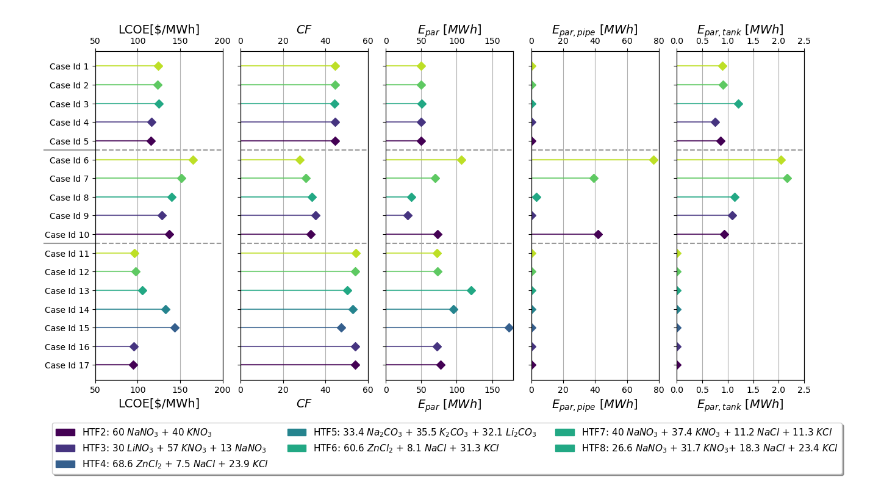
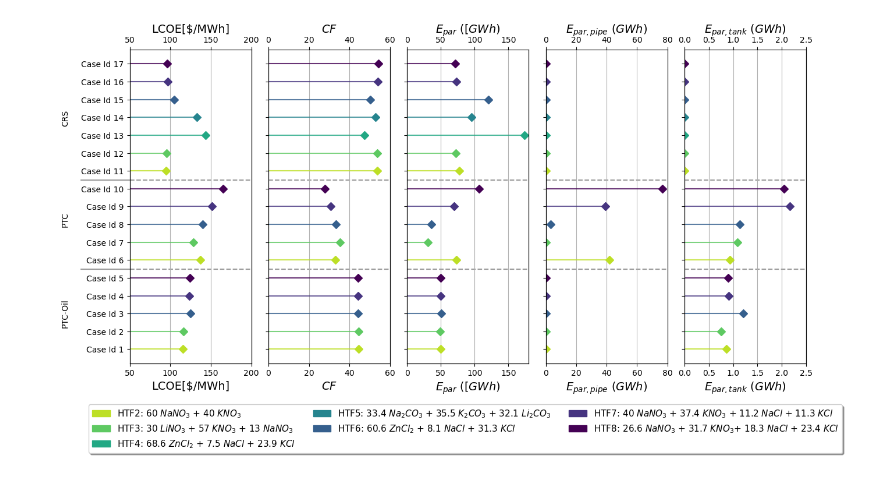
Before and after one commit to J-Cardemil/Dataviz, a Jupyter notebook: Lolipop/Paper_results_Salts_Base.ipynb, the cells around one changed output. Drawn from its saved outputs; the diff is of its cells as text; code cells hidden in the pictures.

Commit message:
Salts

```diff
--- a/Lolipop/Paper_results_Salts_Base.ipynb
+++ b/Lolipop/Paper_results_Salts_Base.ipynb
@@ -27,8 +26,7 @@ my_range = list(range(1,len(df.index)+1))
 fs_t = 10
 fs_x = 14
 
-axes, xlim1, xlim2, var1, var2, m  = ([0,1,2,3,4],[50.0,0.0,0.0,0.0,0.0],
+axes, xlim1, xlim2, var1, var2 = ([0,1,2,3,4],[50.0,0.0,0.0,0.0,0.0],
                                          [200,60,180,80,2.5],
                                    ['LCOE','CF','Par','F_pipe','F_tank'],
-                                   ['LCOE[$/MWh]','$CF$',r'$E_{par}$ $[MWh]$',r'$E_{par,pipe}$ $[MWh]$',r'$E_{par,tank}$ $[MWh]$'],
-                                   [1,1,1,1,1]) #No sé qué es esto
+                                   ['LCOE[$/MWh]','$CF$',r'$E_{par}$ $(GWh)$',r'$E_{par,pipe}$ $(GWh)$',r'$E_{par,tank}$ $(GWh)$'])
@@ -50,60 +52,79 @@ for i in axes:
     plt.axes(ax[i])
     ax[i].set_xlim(xlim1[i],xlim2[i])
     j=0
-    for n in my_range:
-        if df1.index.get_level_values('Salt')[j] == 'HTF2':
+    for n in reversed(my_range):
+        if df['Salt'][j] == 'HTF2':
+            c = c_v[6]
+        elif df['Salt'][j] == 'HTF3':
+            c = c_v[5]
+        elif df['Salt'][j] == 'HTF4':
+            c = c_v[4]
+        elif df['Salt'][j] == 'HTF5':
+            c = c_v[3]
+        elif df['Salt'][j] == 'HTF6':
+            c = c_v[2]
+        elif df['Salt'][j] == 'HTF7':
+            c = c_v[1]
+        elif df['Salt'][j] == 'HTF8':
             c = c_v[0]
-        elif df1.index.get_level_values('Salt')[j] == 'HTF3':
-            c = c_v[1]
-        elif df1.index.get_level_values('Salt')[j] == 'HTF4':
-            c = c_v[2]
-        elif df1.index.get_level_values('Salt')[j] == 'HTF5':
-            c = c_v[3]
-        elif df1.index.get_level_values('Salt')[j] == 'HTF6':
-            c = c_v[4]
-        elif df1.index.get_level_values('Salt')[j] == 'HTF7':
-            c = c_v[5]
-        elif df1.index.get_level_values('Salt')[j] == 'HTF8':
-            c = c_v[6]
 
-        # These two lines are for lollipop
-        plt.hlines(y=my_range[j], xmin=0, xmax=df1[var1[i]][j]*m[i], color=c, alpha=0.8)
-        plt.plot(df1[var1[i]][j]*m[i], my_range[j], "D", ms=N_salts ,color=c)
+                # These two lines are for lollipop
+        plt.hlines(y=my_range[j], xmin=0, xmax=df[var1[i]][j], color=c, alpha=0.8)
+        plt.plot(df[var1[i]][j], my_range[j], "D", ms=N_salts ,color=c)
         #
 
         j+=1
 
     plt.xlabel(var2[i], fontsize=fs_x)
     plt.grid(axis='x')
     plt.xticks(fontsize=fs_t)
     ax0 = ax[i].twiny()
     ax0.set_xlim(ax[i].get_xlim())
     plt.xlabel(var2[i], fontsize=fs_x)
     plt.xticks(fontsize=fs_t)
 
-h = 7.5
-delta =5
+h = 5.5
+delta = 5
 ax[0].axhline(xmin=-0.4,xmax=0,y=h,c="gray",alpha=0.8,ls='-',zorder=0, clip_on=False)
 ax[0].axhline(xmin=-0.4,xmax=0,y=h+delta,c="gray",alpha=0.8,ls='-',zorder=0, clip_on=False)
 for i in axes:
     ax[i].axhline(xmin=0,xmax=1,y=h,c="gray",alpha=0.8,ls='--',zorder=0, clip_on=False)
     ax[i].axhline(xmin=0,xmax=1,y=h+delta,c="gray",alpha=0.8,ls='--',zorder=0, clip_on=False)
 
-plt.yticks(my_range, reversed(df['Case']))
+ax[0].annotate('CRS',
+            xy=(40, 600),
+            xycoords='figure pixels',
+            horizontalalignment='left',
+            verticalalignment='top',
+            rotation=90)
+ax[0].annotate('PTC',
+            xy=(40, 425),
+            xycoords='figure pixels',
+            horizontalalignment='left',
+            verticalalignment='top',
+            rotation=90)
+ax[0].annotate('PTC-Oil',
+            xy=(40, 275),
+            xycoords='figure pixels',
+            horizontalalignment='left',
+            verticalalignment='top',
+            rotation=90)
+
+plt.yticks(my_range, df['Case'])
 
 #plt.yticks(my_range, '')
 
 # Molten salt legends
-S1_p = mpatches.Patch(color=c_v[0],label='HTF2: 60 $NaNO_3$ + 40 $KNO_3$')
-S2_p = mpatches.Patch(color=c_v[1],label='HTF3: 30 $LiNO_3$ + 57 $KNO_3$ + 13 $NaNO_3$')
-S3_p = mpatches.Patch(color=c_v[2],label='HTF4: 68.6 $ZnCl_2$ + 7.5 $NaCl$ + 23.9 $KCl$')
+S1_p = mpatches.Patch(color=c_v[6],label='HTF2: 60 $NaNO_3$ + 40 $KNO_3$')
+S2_p = mpatches.Patch(color=c_v[5],label='HTF3: 30 $LiNO_3$ + 57 $KNO_3$ + 13 $NaNO_3$')
+S3_p = mpatches.Patch(color=c_v[4],label='HTF4: 68.6 $ZnCl_2$ + 7.5 $NaCl$ + 23.9 $KCl$')
 S4_p = mpatches.Patch(color=c_v[3],label='HTF5: 33.4 $Na_2CO_3$ + 35.5 $K_2CO_3$ + 32.1 $Li_2CO_3$')
-S5_p = mpatches.Patch(color=c_v[4],label='HTF6: 60.6 $ZnCl_2$ + 8.1 $NaCl$ + 31.3 $KCl$')
-S6_p = mpatches.Patch(color=c_v[4],label='HTF7: 40 $NaNO_3$ + 37.4 $KNO_3$ + 11.2 $NaCl$ + 11.3 $KCl$')
-S7_p = mpatches.Patch(color=c_v[4],label='HTF8: 26.6 $NaNO_3$ + 31.7 $KNO_3$+ 18.3 $NaCl$ + 23.4 $KCl$')
+S5_p = mpatches.Patch(color=c_v[2],label='HTF6: 60.6 $ZnCl_2$ + 8.1 $NaCl$ + 31.3 $KCl$')
+S6_p = mpatches.Patch(color=c_v[1],label='HTF7: 40 $NaNO_3$ + 37.4 $KNO_3$ + 11.2 $NaCl$ + 11.3 $KCl$')
+S7_p = mpatches.Patch(color=c_v[0],label='HTF8: 26.6 $NaNO_3$ + 31.7 $KNO_3$+ 18.3 $NaCl$ + 23.4 $KCl$')
 plt.legend(handles=[S1_p,S2_p,S3_p,S4_p,S5_p,S6_p,S7_p], loc='lower center',
            bbox_to_anchor=(-1.8, -0.3), fancybox=True, shadow=True, ncol=3, prop={'size': 11})
 
 plt.show()
 # %% [output]
-[figure, old version]
+[figure, new version]
```
Also changed, not shown: parts of 5 cells of this notebook.
